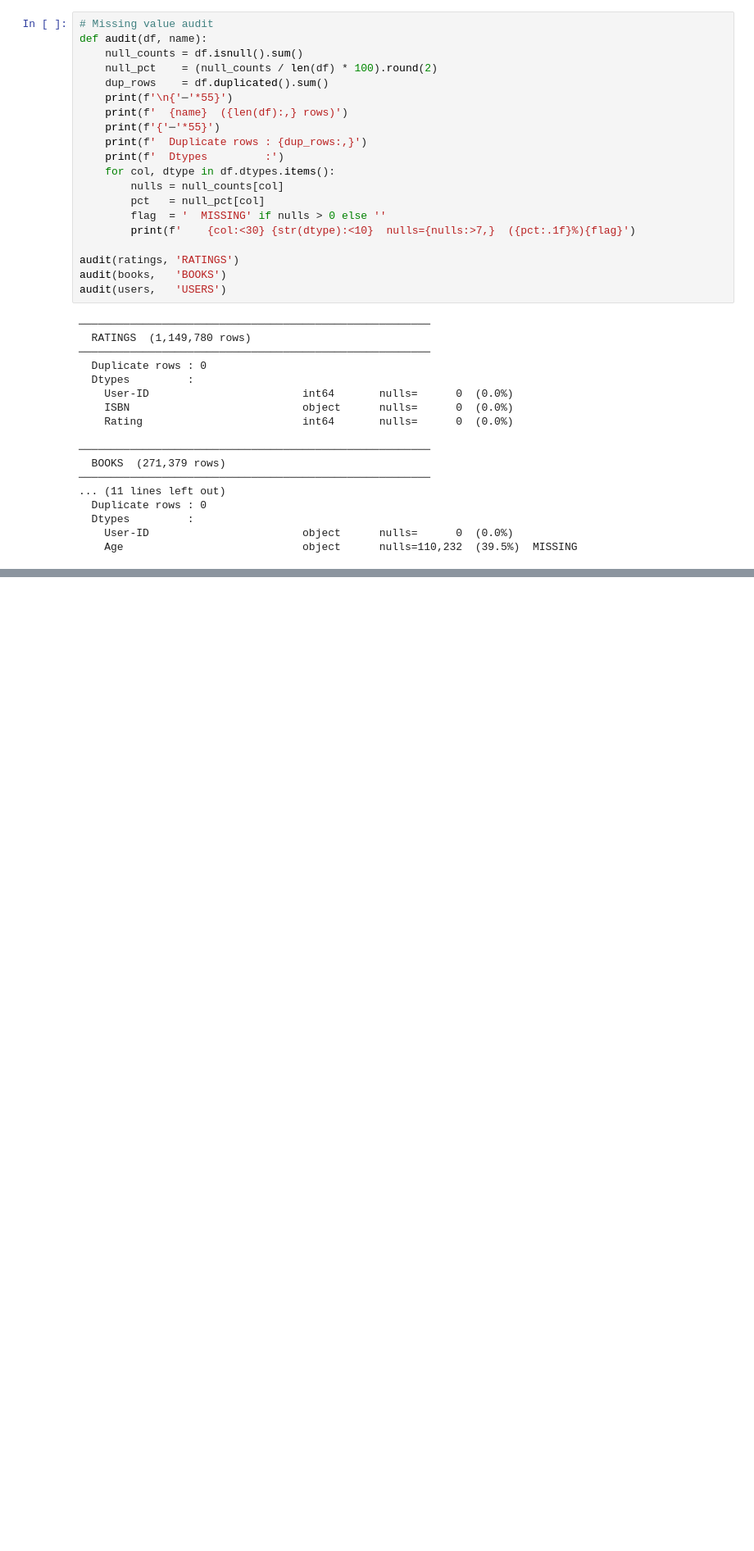
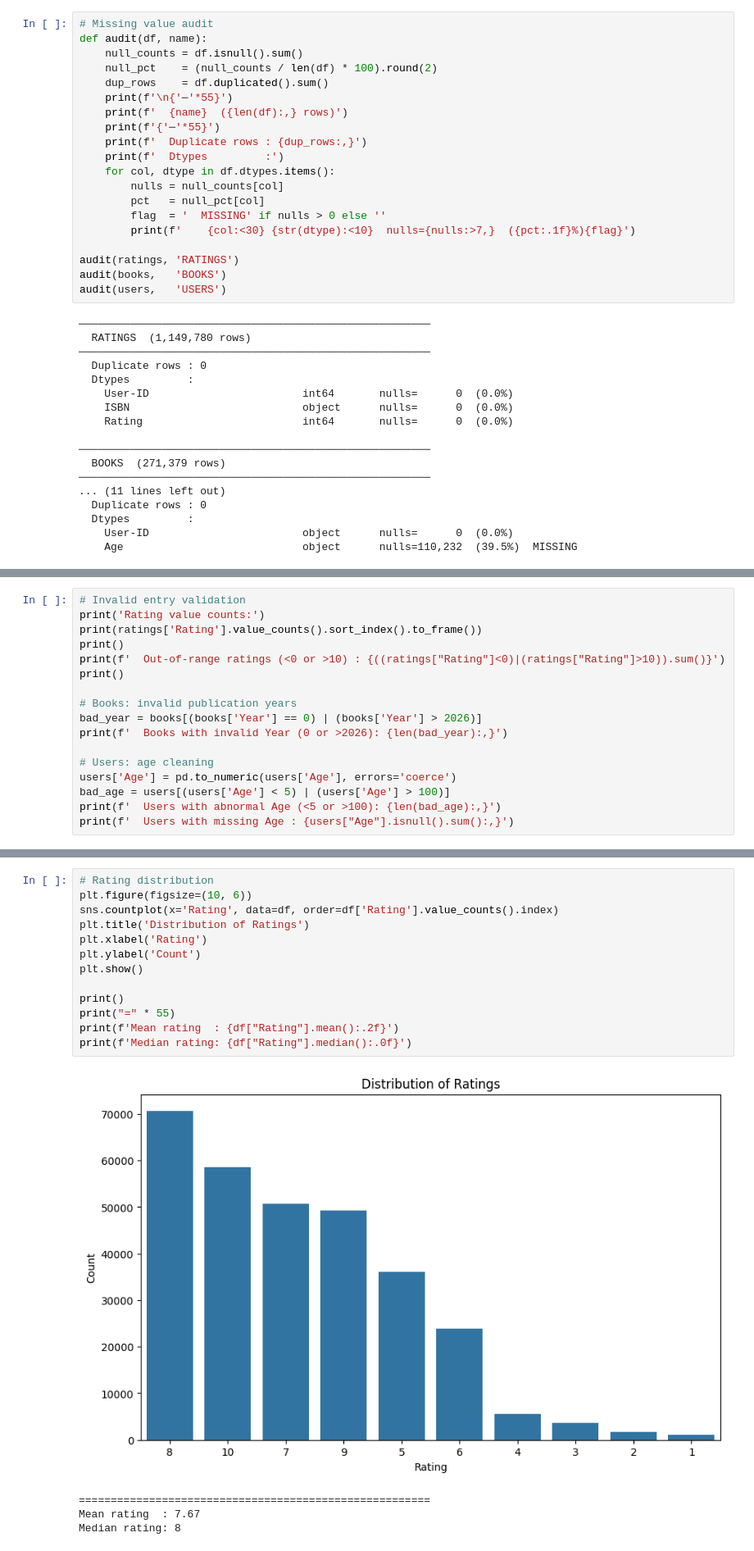
Before and after one commit to olkanth/MSCS_634_Lab_6, a Jupyter notebook: MSCS_634_Lab_6.ipynb, the cells around one changed output, grey strips where cells are left out. Shown at 82% size. Drawn from its saved outputs; the diff is of its cells as text; blank space fills up the shorter version.

Commit message:
Visualizations

```diff
--- a/MSCS_634_Lab_6.ipynb
+++ b/MSCS_634_Lab_6.ipynb
@@ -129,0 +134,17 @@ audit(users,   'USERS')
+# %%
+# Invalid entry validation
+print('Rating value counts:')
+print(ratings['Rating'].value_counts().sort_index().to_frame())
+print()
+print(f'  Out-of-range ratings (<0 or >10) : {((ratings["Rating"]<0)|(ratings["Rating"]>10)).sum()}')
+print()
+
+# Books: invalid publication years
+bad_year = books[(books['Year'] == 0) | (books['Year'] > 2026)]
+print(f'  Books with invalid Year (0 or >2026): {len(bad_year):,}')
+
+# Users: age cleaning
+users['Age'] = pd.to_numeric(users['Age'], errors='coerce')
+bad_age = users[(users['Age'] < 5) | (users['Age'] > 100)]
+print(f'  Users with abnormal Age (<5 or >100): {len(bad_age):,}')
+print(f'  Users with missing Age : {users["Age"].isnull().sum():,}')
@@ -129,0 +358,18 @@ audit(users,   'USERS')
+# %%
+# Rating distribution
+plt.figure(figsize=(10, 6))
+sns.countplot(x='Rating', data=df, order=df['Rating'].value_counts().index)
+plt.title('Distribution of Ratings')
+plt.xlabel('Rating')
+plt.ylabel('Count')
+plt.show()
+
+print()
+print("=" * 55)
+print(f'Mean rating  : {df["Rating"].mean():.2f}')
+print(f'Median rating: {df["Rating"].median():.0f}')
+# %% [output]
+[figure, added]
+=======================================================
+Mean rating  : 7.67
+Median rating: 8
```
Also changed, not shown: parts of 12 cells of this notebook.
